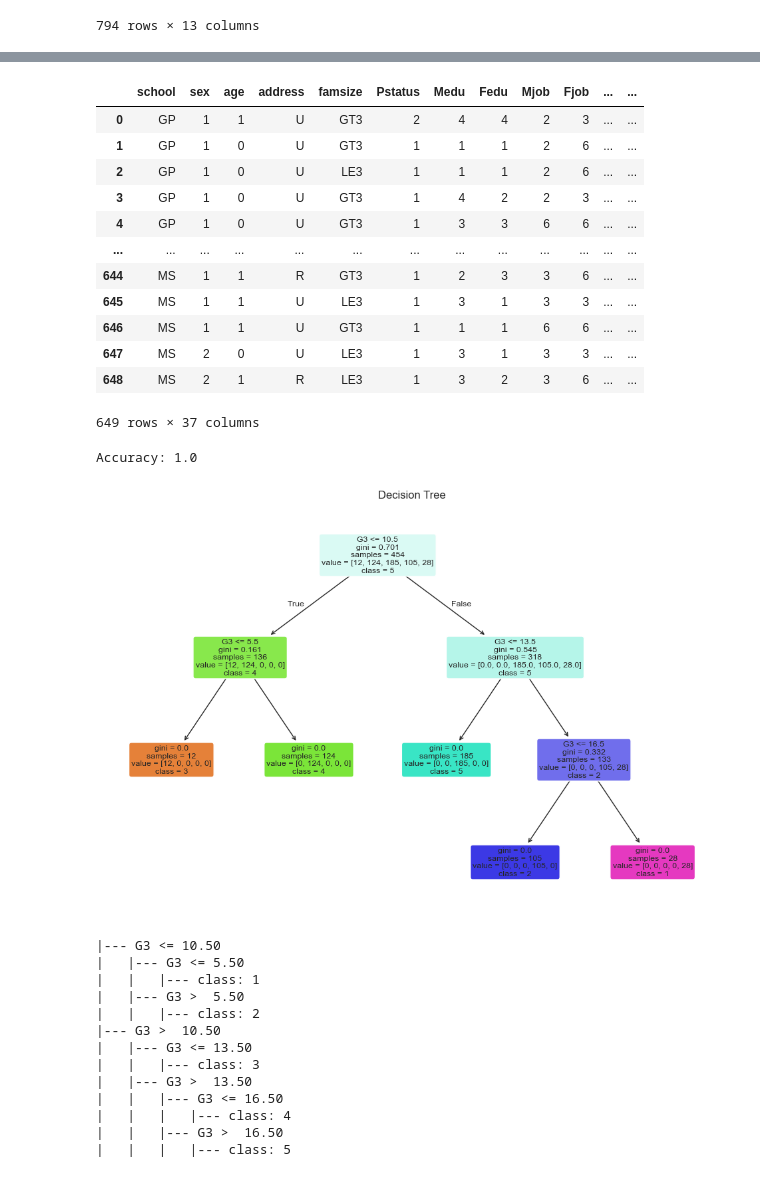
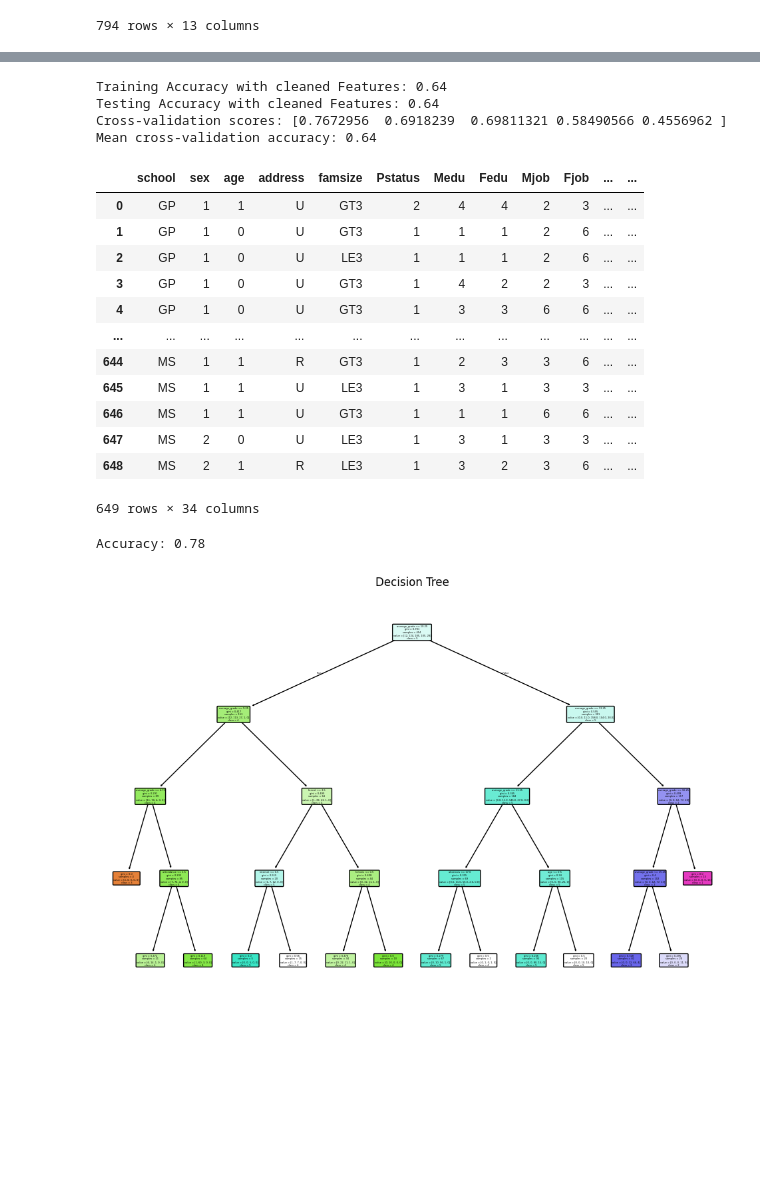
Before and after one commit to TimothyEngCS/Student_Academic_Predictor, a Jupyter notebook: mainProject.ipynb, the cells around one changed output, grey strips where cells are left out. Saved outputs shown, nothing was run; the diff lists cells and outputs as text; code cells hidden in the pictures; blank space fills up the shorter version.

Commit message:
Adding improvements and visuals for decision tree

```diff
--- a/mainProject.ipynb
+++ b/mainProject.ipynb
@@ -245,5 +215,5 @@ print(outliers_data)
 # %%
-sns.set(style="whitegrid")
+# Showing a Graph of Distribution of final Grades
 
 # Plot distribution of final grades
 plt.figure(figsize=(10,6))
@@ -394,5 +495,48 @@ Decision Tree Rules:
+# %%
+# Train Decision Tree on new data with irrelevent features removed
+from sklearn.model_selection import cross_val_score
+
+# Features
+X_cleaned = df_cleaned.drop(columns=['final_grade'])
+# Target Variable
+y_cleaned = df_cleaned['final_grade']
+
+# Split data into training and testing sets
+X_train_clean, X_test_clean, y_train_clean, y_test_clean = train_test_split(X_cleaned, y_cleaned, test_size=0.3, random_state=42)
+
+# Initializing the Decison Tree
+clf_clean = DecisionTreeClassifier(random_state=42, max_depth=3)
+
+# Training model
+clf_clean.fit(X_train_clean, y_train_clean)
+
+# Make predictions
+y_pred_clean = clf_clean.predict(X_test_clean)
+
+# Training accuracy
+y_train_pred_clean = clf_clean.predict(X_train_clean)
+train_accuracy_clean = accuracy_score(y_train_clean, y_train_pred_clean)
+print(f"Training Accuracy with cleaned Features: {train_accuracy_clean:.2f}")
+
+# Test accuracy
+y_test_pred_clean = clf_clean.predict(X_test_clean)
+test_accuracy_clean = accuracy_score(y_test_clean, y_test_pred_clean)
+print(f"Testing Accuracy with cleaned Features: {test_accuracy_clean:.2f}")
+
+# Checking cross validation to see if model accuracy is consistent across subsets of data
+cv_scores = cross_val_score(clf_clean, X_cleaned, y_cleaned, cv=5)
+print(f"Cross-validation scores: {cv_scores}")
+print(f"Mean cross-validation accuracy: {cv_scores.mean():.2f}")
+# %% [output]
+Training Accuracy with cleaned Features: 0.64
+Testing Accuracy with cleaned Features: 0.64
+Cross-validation scores: [0.7672956  0.6918239  0.69811321 0.58490566 0.4556962 ]
+Mean cross-validation accuracy: 0.64
 # %%
 # Applying Decision Tree on Original dataset
+# Drop 3 Target values from original dataset
+df1 = df1.drop(columns=['G1', 'G2', 'G3'])
+# Checking to make sure dataset doesn't have 3 target columns
 display(df1)
 # %% [output]
 |  | school | sex | age | address | famsize | Pstatus | Medu | Fedu | Mjob | Fjob | ... | ... |
@@ -407,58 +551,43 @@ display(df1)
 | 646 | MS | 1 | 1 | U | GT3 | 1 | 1 | 1 | 6 | 6 | ... | ... |
 | 647 | MS | 2 | 0 | U | LE3 | 1 | 3 | 1 | 3 | 3 | ... | ... |
 | 648 | MS | 2 | 1 | R | LE3 | 1 | 3 | 2 | 3 | 6 | ... | ... |
-649 rows × 37 columns
+649 rows × 34 columns
 # %%
 from sklearn.preprocessing import LabelEncoder
 from sklearn.tree import plot_tree
 
 #Encoding categorical values
 categorical_columns = ['school', 'sex', 'address', 'famsize', 'Pstatus', 'Mjob', 'Fjob', 'reason', 'guardian', 'schoolsup', 'famsup', 'paid', 'nursery', 'higher', 'internet', 'romantic']
 encoder = LabelEncoder()
 
+# Fitting columns in the dataset
 for col in categorical_columns:
     df1[col] = encoder.fit_transform(df1[col])
 
-
+# Features
 X_df1 = df1.drop('final_grade', axis=1)
+# Target
 y_df1 = df1['final_grade']
 
 # Train - Test split
 X_df1_train, X_df1_test, y_df1_train, y_df1_test = train_test_split(X_df1, y_df1, test_size=0.3, random_state=1)
 
 # Training Decision Tree
-df1_model = DecisionTreeClassifier(random_state=1, max_depth=5)
+df1_model = DecisionTreeClassifier(random_state=1, max_depth=4)
 df1_model.fit(X_df1_train, y_df1_train)
 
 # Evaluate
 y_df1_pred = df1_model.predict(X_df1_test)
 df1_accuaracy = accuracy_score(y_df1_test, y_df1_pred)
-print('Accuracy:', df1_accuaracy)
+print(f'Accuracy with original data: {df1_accuaracy:.2f}')
 
-# Step 5: Visualize the Decision Tree
+# Show the Decision Tree
 plt.figure(figsize=(12, 8))
-# Convert class names to strings
+# Convert class names to strings to show on tree
 class_names = [str(cls) for cls in y_df1.unique()]
 plot_tree(df1_model, feature_names=X_df1.columns, class_names=class_names, filled=True, rounded=True)
 plt.title("Decision Tree")
 plt.show()
-
-# Optional: Export the Tree as Text
-tree_rules = export_text(df1_model, feature_names=list(X_df1.columns))
-print(tree_rules)
 # %% [output]
-Accuracy: 1.0
+Accuracy: 0.78
-[figure, old version]
+[figure, new version]
-|--- G3 <= 10.50
-|   |--- G3 <= 5.50
-|   |   |--- class: 1
-|   |--- G3 >  5.50
-|   |   |--- class: 2
-|--- G3 >  10.50
-|   |--- G3 <= 13.50
-|   |   |--- class: 3
-|   |--- G3 >  13.50
-|   |   |--- G3 <= 16.50
-|   |   |   |--- class: 4
-|   |   |--- G3 >  16.50
-|   |   |   |--- class: 5
```
Also changed, not shown: parts of 15 cells of this notebook.
